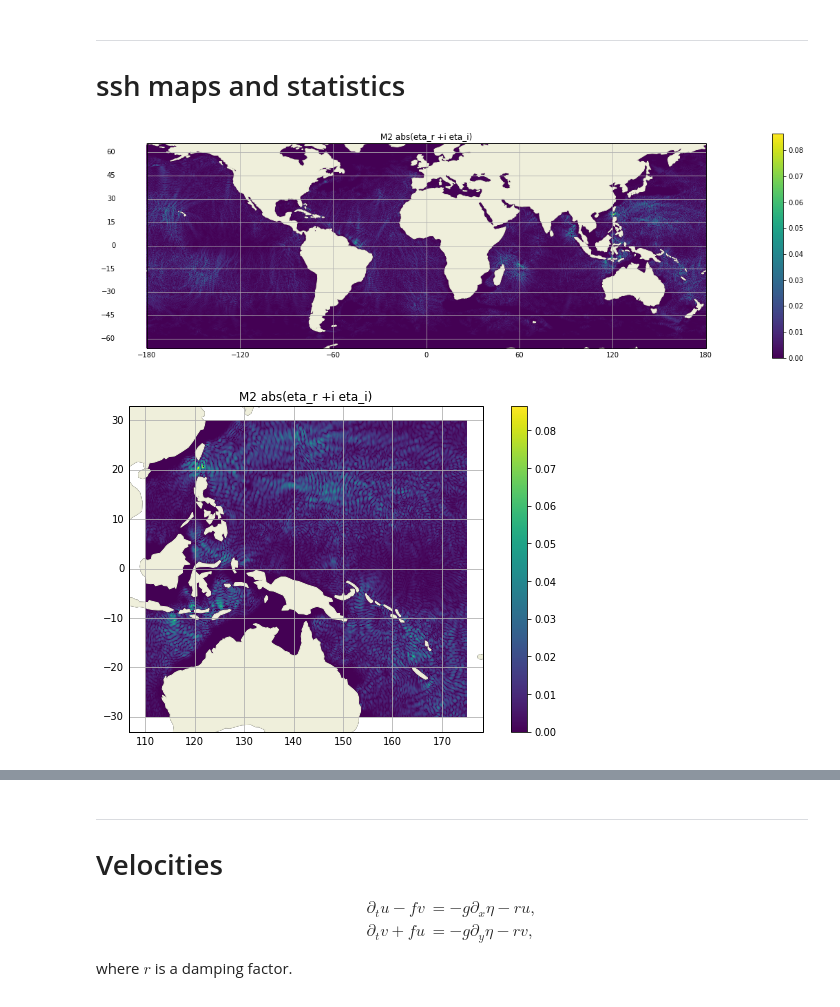
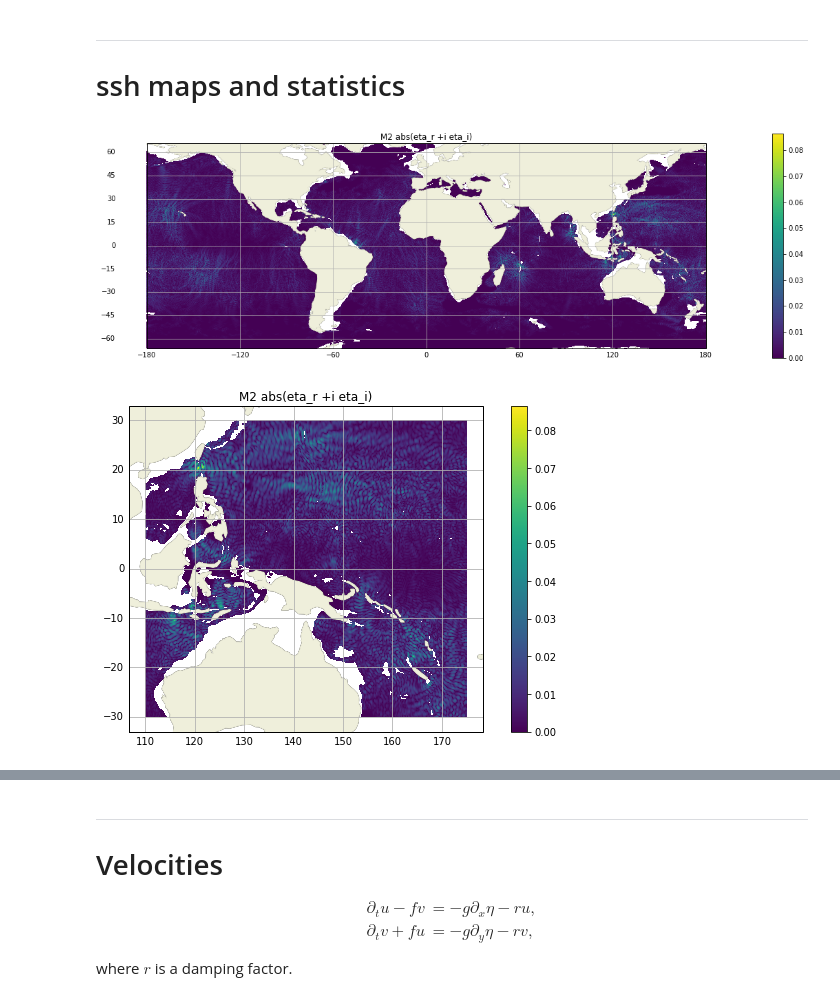
Before and after one commit to apatlpo/iwave_sst, a Jupyter notebook: tides/hret_ssh_uv.ipynb, the cells around one changed output, grey strips where cells are left out. Cells and saved outputs as stored; diff of their text form; code cells hidden in the pictures.

```diff
--- a/tides/hret_ssh_uv.ipynb
+++ b/tides/hret_ssh_uv.ipynb
@@ -59,7 +59,7 @@ M2 omega=1.405189e-04 rad/s, 1.932 cpd
 S2 omega=1.454441e-04 rad/s, 2.000 cpd
 # %%
 # load bathymetry and a minimum water for analysis
-#h = load_bathy()
+h = load_bathy(lon=hret.longitude, lat=hret.latitude)
 hc=1000. # locations with depth lower than hc are not considered in statistics
 # %% [markdown]
 ---
@@ -72,7 +72,7 @@ fig = plt.figure(figsize=(20,6))
 ax = fig.add_subplot(111, projection=crs)
 #
 toplt = np.abs(hret[cst+'re']+j*hret[cst+'im'])
-#toplt = toplt.where(h>hc)
+toplt = toplt.where(h>hc)
 toplt.plot()
 ax.set_title(cst+' abs(eta_r +i eta_i)')
 gl = ax.gridlines(crs=crs, draw_labels=True)
@@ -82,25 +82,25 @@ ax.coastlines()
 ax.add_feature(cartopy.feature.LAND)
 plt.show()
 # %% [output]
-[figure, old version]
+[figure, new version]
 # %%
 # zoom
 fig = plt.figure(figsize=(10,6))
 ax = fig.add_subplot(111, projection=crs)
 #
 toplt = np.abs(hret[cst+'re']+j*hret[cst+'im'])
 toplt = toplt.sel(longitude=slice(110.,175.),latitude=slice(-30.,30.))
-#toplt = toplt.where(h>hc)
+toplt = toplt.where(h>hc)
 toplt.plot()
 ax.set_title(cst+' abs(eta_r +i eta_i)')
 gl = ax.gridlines(crs=crs, draw_labels=True)
 gl.xlabels_top = False
 gl.ylabels_right = False
 ax.coastlines()
 ax.add_feature(cartopy.feature.LAND)
 plt.show()
 # %% [output]
-[figure, old version]
+[figure, new version]
 # %%
 # plot longitudinal mean of amplitudes
 Am = dict()
```
Also changed, not shown: parts of 11 cells of this notebook, 1 other file.
